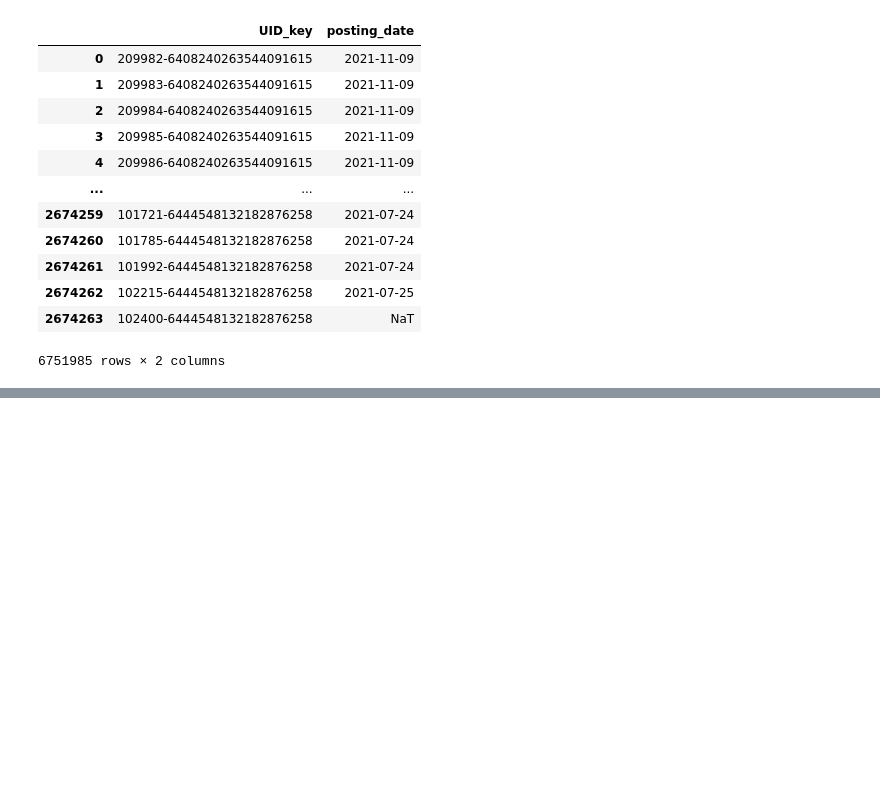
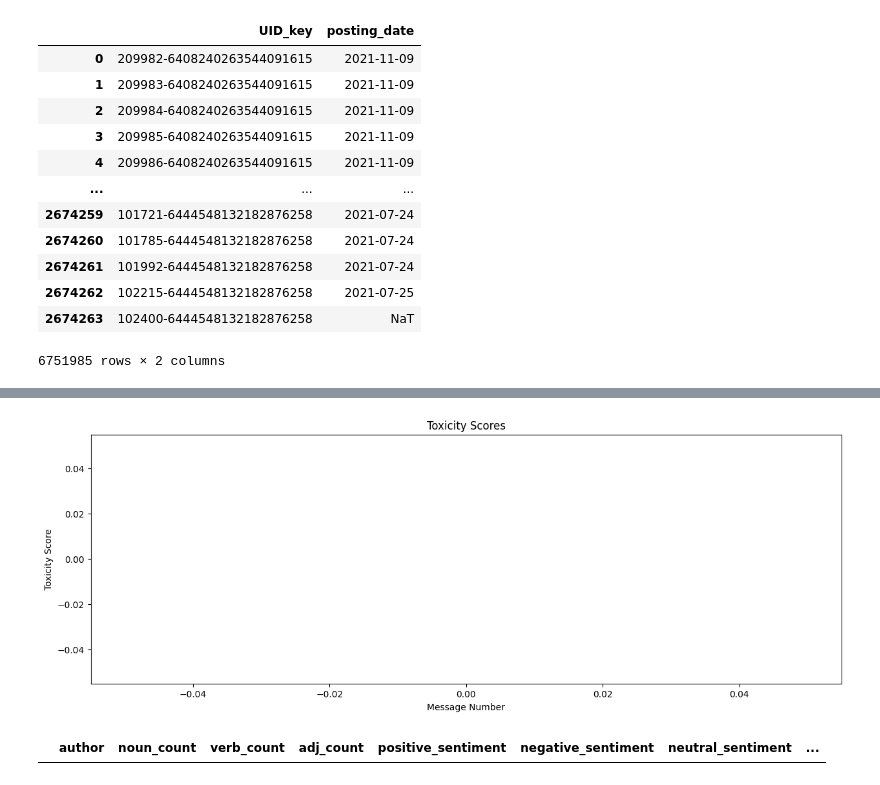
Before and after one commit to krugeremily/DAEGC_Conspiratorial_Actor_Typology, a Jupyter notebook: notebooks/Exploration.ipynb, the cells around one changed output, grey strips where cells are left out. Saved outputs shown, nothing was run; the diff lists cells and outputs as text; code cells hidden in the pictures; blank space fills up the shorter version.

```diff
--- a/notebooks/Exploration.ipynb
+++ b/notebooks/Exploration.ipynb
@@ -1041,0 +1044,2 @@ date['posting_date'] = date['posting_date'].dt.date
+# %%
+results = pd.read_csv('../results/post-aggregation/author_200.csv.gzip', compression='gzip')
@@ -1042 +1078,16 @@ date['posting_date'] = date['posting_date'].dt.date
+# %%
+# plot toxicity scores as  line chart
+plt.figure(figsize=(15, 5))
+plt.plot(results['toxicity'])
+plt.title('Toxicity Scores')
+plt.xlabel('Message Number')
+plt.ylabel('Toxicity Score')
+plt.show()
+# %% [output]
+[figure, added]
+# %%
+# check ratios of forwarded and not forwarded messages
+results[(results['forwarded_message'] != 0 ) & (results['own_message'] != 0)]
+# %% [output]
+|  | author | noun_count | verb_count | adj_count | positive_sentiment | negative_sentiment | neutral_sentiment | ... |
 # %%
```
Also changed, not shown: parts of 32 cells of this notebook, 22 other files.
